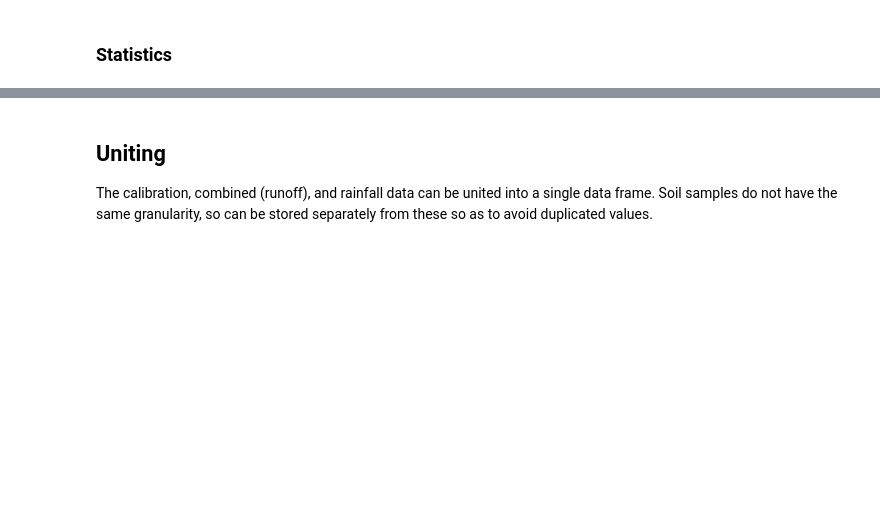
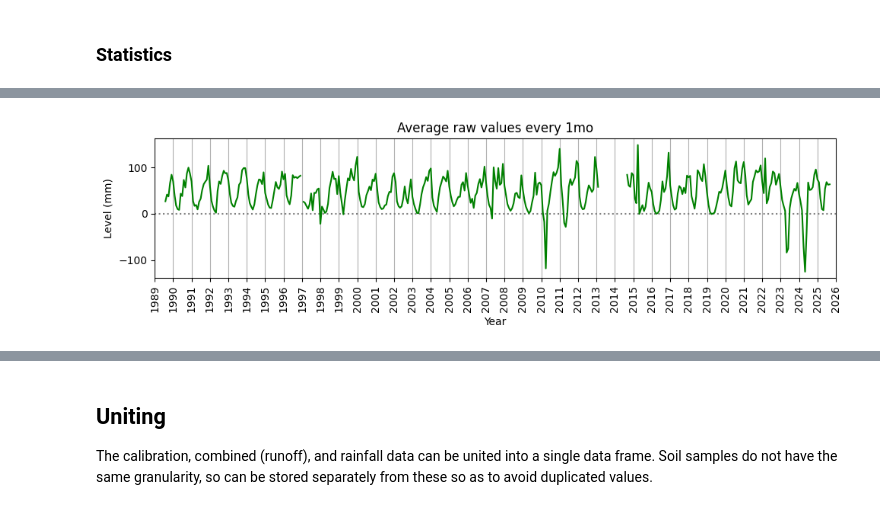
Before and after one commit to gmcginnis/info-698-capstone, a Jupyter notebook: 01_eda.ipynb, the cells around one changed output, grey strips where cells are left out. Cells and saved outputs as stored; diff of their text form; code cells hidden in the pictures; blank space fills up the shorter version.

```diff
--- a/01_eda.ipynb
+++ b/01_eda.ipynb
@@ -543,24 +635,24 @@ Prior to removing them, other missing values must also be dealt with, as they ma
 # %%
 # Backup
-data_combined_nochart = data_combined.copy()
+data_combined_chart = data_combined.copy()
 # data_combined_nochart = data_all_combined.copy()
 
 # Create a column which will forward fill the source--i.e., fill NAs with the most recent value reported in 'source'
-data_combined_nochart['source_ffill'] = data_combined_nochart['source'].ffill()
+data_combined['source_ffill'] = data_combined['source'].ffill()
 
 # Create a column which will back fill the source--i.e., fill NAs with the next value reported in 'source'
-data_combined_nochart['source_bfill'] = data_combined_nochart['source'].bfill()
+data_combined['source_bfill'] = data_combined['source'].bfill()
 
 # Filtering to remove CHART values and gap fills that rely on CHART values
-data_combined_nochart = data_combined_nochart[
+data_combined = data_combined[
     # Remove CHART values
-    (data_combined_nochart['source'] != "CHART") &
+    (data_combined['source'] != "CHART") &
     # Remove NA values where the most recent source was CHART
-    (data_combined_nochart['source_ffill'] != "CHART") &
+    (data_combined['source_ffill'] != "CHART") &
     # Remove NA values where the next source is CHART
-    (data_combined_nochart['source_bfill'] != "CHART")
+    (data_combined['source_bfill'] != "CHART")
 ]
 
 # Remove extra variables
-data_combined_nochart = data_combined_nochart.drop(['source_ffill', 'source_bfill'], axis=1)
+data_combined = data_combined.drop(['source_ffill', 'source_bfill'], axis=1)
 # %%
@@ -667,15 +796,15 @@ print(data_combined['1978-01-01 00:00:00':].groupby('source', dropna=False, obse
 # data_sumstats = data_combined['raw'].dropna().resample('1YE').agg(['mean','std', 'min', 'max']).dropna()
 # data_sumstats
 
-# Removing values below 0
-data_sumstats = data_combined[data_combined['raw'] >= 0]
-# Get yearly averages and std
-data_sumstats_yr = data_sumstats['raw'].dropna().resample('1YE').agg(['count', 'mean','std', 'min', 'max'])
+# # Removing values below 0
+# data_sumstats = data_combined[data_combined['raw'] >= 0]
+# Get yearly stats
+data_sumstats_yr = data_combined['raw'].dropna().resample('1YE').agg(['count', 'mean','std', 'min', 'max'])
 # Get monthly averages and std
-data_sumstats = data_sumstats['raw'].dropna().resample('1ME').agg(['mean','std'])
+data_sumstats = data_combined['raw'].dropna().resample('1ME').agg(['mean','std'])
 
 # Simplifying datetime to the year for readability
 data_sumstats_yr = data_sumstats_yr.reset_index()
 data_sumstats_yr['year'] = data_sumstats_yr['datetime'].dt.year
 data_sumstats_yr = data_sumstats_yr.set_index('year').drop('datetime', axis=1)
-print(data_sumstats_yr)
+data_sumstats_yr
@@ -682,27 +830,29 @@ print(data_sumstats_yr)
 # %%
 #Running avg plot
 
 fig, ax = plt.subplots(figsize=(10, 3))
 ## Line for 0
-# plt.axhline(y=0, color = "grey", linestyle = ":")
+plt.axhline(y=0, color = "grey", linestyle = ":")
 # Mean
 ax.plot(data_sumstats.index, data_sumstats['mean'], color = 'green')
 # ax.plot(data_sumstats.index, data_sumstats['mean'], color = 'green', label = "Mean")
 # Ribbon for standard deviation
 # ax.fill_between(data_sumstats.index, data_sumstats['mean']-data_sumstats['std'], data_sumstats['mean']+data_sumstats['std'], color = 'aquamarine', label = "std")
 ax.set_xlabel("Year")
 ax.set_ylabel("Level (mm)")
 ax.set_title("Average raw values every 1mo")
-ax.set_ylim(bottom = 0)
+# ax.set_ylim(bottom = 0)
 ax.set_xlim(left = dt.date(1989, 1, 1), right = dt.date(2026, 1, 1))
 ax.xaxis.set_major_locator(mdates.YearLocator(month = 1)) # Show ticks at start of year
 plt.xticks(rotation = 90)
 plt.tight_layout()
 plt.grid(axis = 'x', which = 'major')
 # plt.legend(loc = 'upper right')
 # Truncate plot
 # ax.set_ylim(bottom = 0, top = 250)
 
 plt.show()
 
 del fig, ax
+# %% [output]
+[figure, added]
```
Also changed, not shown: parts of 28 cells of this notebook.
